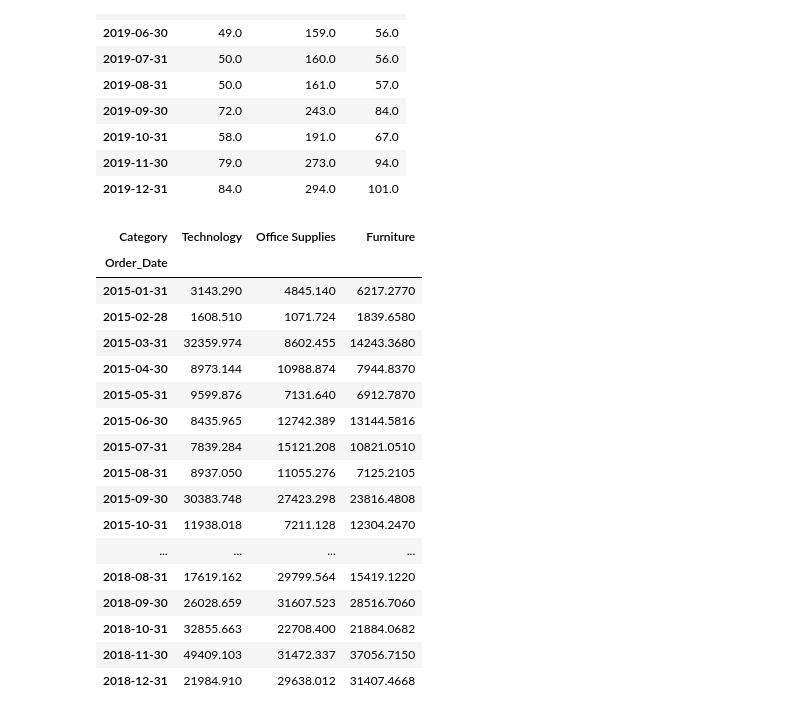
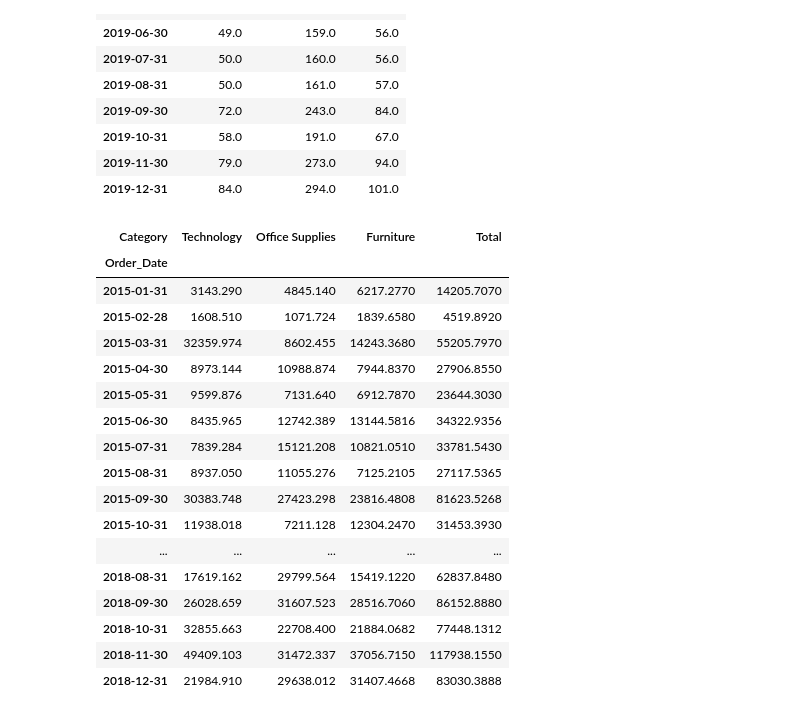
Before and after one commit to pmunozdl/TFG, a Jupyter notebook: nuevaVersión.ipynb, the cells around one changed output. Cells and saved outputs as stored; diff of their text form; code cells hidden in the pictures.

```diff
--- a/nuevaVersión.ipynb
+++ b/nuevaVersión.ipynb
@@ -50,6 +54,6 @@ sns.heatmap(df_one_hot.corr(),annot=True)
 df["Order_Date"] = pd.to_datetime(df["Order_Date"])
 df2 = df[["Order_Date","Total"]]
 # %%
-df_resultadoIng = df2.resample("ME",on="Order_Date").sum() #ingresos de entrenamiento
-df_resultadoVent = df2.resample("ME",on="Order_Date").count() #ventas de entrenamiento
+df_resultadoVent = df2.resample("ME",on="Order_Date").sum() #ventas de entrenamiento
+df_resultadoUni = df2.resample("ME",on="Order_Date").count() #unidades vendidas de entrenamiento
 # %%
@@ -634,3 +482,12 @@ X_predRL2019
 | 2019-10-31 | 316.0 |
 | 2019-11-30 | 447.0 |
 | 2019-12-31 | 479.0 |
+# %%
+#a partir de las unidades vendidas para 2019, se obtienen las unidades vendidas por categoría.
+#primero se preparan los datos, para desglosar las unidades vendidas totales de los años pasados por categoría
+df3 = df[["Order_Date", "Total", "Category"]].copy()
+df3['Technology'] = (df3['Category'] == 'Technology').astype(int)
+df3['Office Supplies'] = (df3['Category'] == 'Office Supplies').astype(int)
+df3['Furniture'] = (df3['Category'] == 'Furniture').astype(int)
+# Mostrar el resultado
+df3
@@ -636,0 +508,12 @@ X_predRL2019
+# %%
+#se continua la preparación de los datos
+df3['Order_Date'] = pd.to_datetime(df3['Order_Date'])
+df_resultadoVent2 = df_resultadoVent
+df_resultadoUni2 = df3.groupby('Category').resample('M', on='Order_Date').size()
+df_resultadoUni2 = df_resultadoUni2.unstack(level=0)
+df_resultadoUni2['Ventas Totales'] = df3.resample('M', on='Order_Date')['Total'].count()
+df_resultadoUni2 = pd.DataFrame(df_resultadoUni2.values, columns = df_resultadoUni2.columns, index = df_resultadoUni2.index.values)
+print("Unidades vendidas por categoría:")
+print(df_resultadoVent2)
+print("\nVentas por categoría:")
+print(df_resultadoUni2)
@@ -722,32 +628,31 @@ prediccionVentas2019Cat
 | 2019-11-30 | 79.0 | 273.0 | 94.0 |
 | 2019-12-31 | 84.0 | 294.0 | 101.0 |
 # %%
-#ingresos por categoría
-#hago una predicción entre ventas por categoría e ingresos por categoría. Tengo que obtener los ingresos por categoría entre 2016 y 2018
-#preparo los datos y luego pruebo con algoritmos rf, rl y rn
-
-df_resultadoIng2 = df3.groupby('Category').resample("ME",on="Order_Date").sum() #ingresos de entrenamiento
-df_resultadoIng2 = df_resultadoIng2[["Total"]]
-df_resultadoIng2 = df_resultadoIng2.unstack(level=0)
-df_resultadoIng2.columns = df_resultadoIng2.columns.droplevel(0)
-df_resultadoIng2 = df_resultadoIng2[["Technology","Office Supplies","Furniture"]]
-df_resultadoIng2
+#ventas por categoría
+#se hace una predicción con las unidades vendidas por categoría para obtener ventas por categoría. Tengo que obtener los ingresos por categoría entre 2016 y 2018
+df_resultadoVent2 = df3.groupby('Category').resample("ME",on="Order_Date").sum() #ingresos de entrenamiento
+df_resultadoVent2 = df_resultadoVent2[["Total"]]
+df_resultadoVent2 = df_resultadoVent2.unstack(level=0)
+df_resultadoVent2.columns = df_resultadoVent2.columns.droplevel(0)
+df_resultadoVent2 = df_resultadoVent2[["Technology","Office Supplies","Furniture"]]
+df_resultadoVent2["Total"] = df_resultadoVent
+df_resultadoVent2
 # %% [output]
-| Category | Technology | Office Supplies | Furniture |
-| Order_Date |  |  |  |
-| 2015-01-31 | 3143.290 | 4845.140 | 6217.2770 |
-| 2015-02-28 | 1608.510 | 1071.724 | 1839.6580 |
-| 2015-03-31 | 32359.974 | 8602.455 | 14243.3680 |
-| 2015-04-30 | 8973.144 | 10988.874 | 7944.8370 |
-| 2015-05-31 | 9599.876 | 7131.640 | 6912.7870 |
-| 2015-06-30 | 8435.965 | 12742.389 | 13144.5816 |
-| 2015-07-31 | 7839.284 | 15121.208 | 10821.0510 |
-| 2015-08-31 | 8937.050 | 11055.276 | 7125.2105 |
-| 2015-09-30 | 30383.748 | 27423.298 | 23816.4808 |
-| 2015-10-31 | 11938.018 | 7211.128 | 12304.2470 |
-| ... | ... | ... | ... |
-| 2018-08-31 | 17619.162 | 29799.564 | 15419.1220 |
-| 2018-09-30 | 26028.659 | 31607.523 | 28516.7060 |
-| 2018-10-31 | 32855.663 | 22708.400 | 21884.0682 |
-| 2018-11-30 | 49409.103 | 31472.337 | 37056.7150 |
-| 2018-12-31 | 21984.910 | 29638.012 | 31407.4668 |
+| Category | Technology | Office Supplies | Furniture | Total |
+| Order_Date |  |  |  |  |
+| 2015-01-31 | 3143.290 | 4845.140 | 6217.2770 | 14205.7070 |
+| 2015-02-28 | 1608.510 | 1071.724 | 1839.6580 | 4519.8920 |
+| 2015-03-31 | 32359.974 | 8602.455 | 14243.3680 | 55205.7970 |
+| 2015-04-30 | 8973.144 | 10988.874 | 7944.8370 | 27906.8550 |
+| 2015-05-31 | 9599.876 | 7131.640 | 6912.7870 | 23644.3030 |
+| 2015-06-30 | 8435.965 | 12742.389 | 13144.5816 | 34322.9356 |
+| 2015-07-31 | 7839.284 | 15121.208 | 10821.0510 | 33781.5430 |
+| 2015-08-31 | 8937.050 | 11055.276 | 7125.2105 | 27117.5365 |
+| 2015-09-30 | 30383.748 | 27423.298 | 23816.4808 | 81623.5268 |
+| 2015-10-31 | 11938.018 | 7211.128 | 12304.2470 | 31453.3930 |
+| ... | ... | ... | ... | ... |
+| 2018-08-31 | 17619.162 | 29799.564 | 15419.1220 | 62837.8480 |
+| 2018-09-30 | 26028.659 | 31607.523 | 28516.7060 | 86152.8880 |
+| 2018-10-31 | 32855.663 | 22708.400 | 21884.0682 | 77448.1312 |
+| 2018-11-30 | 49409.103 | 31472.337 | 37056.7150 | 117938.1550 |
+| 2018-12-31 | 21984.910 | 29638.012 | 31407.4668 | 83030.3888 |
```
Also changed, not shown: parts of 57 cells of this notebook, 1 other file.
